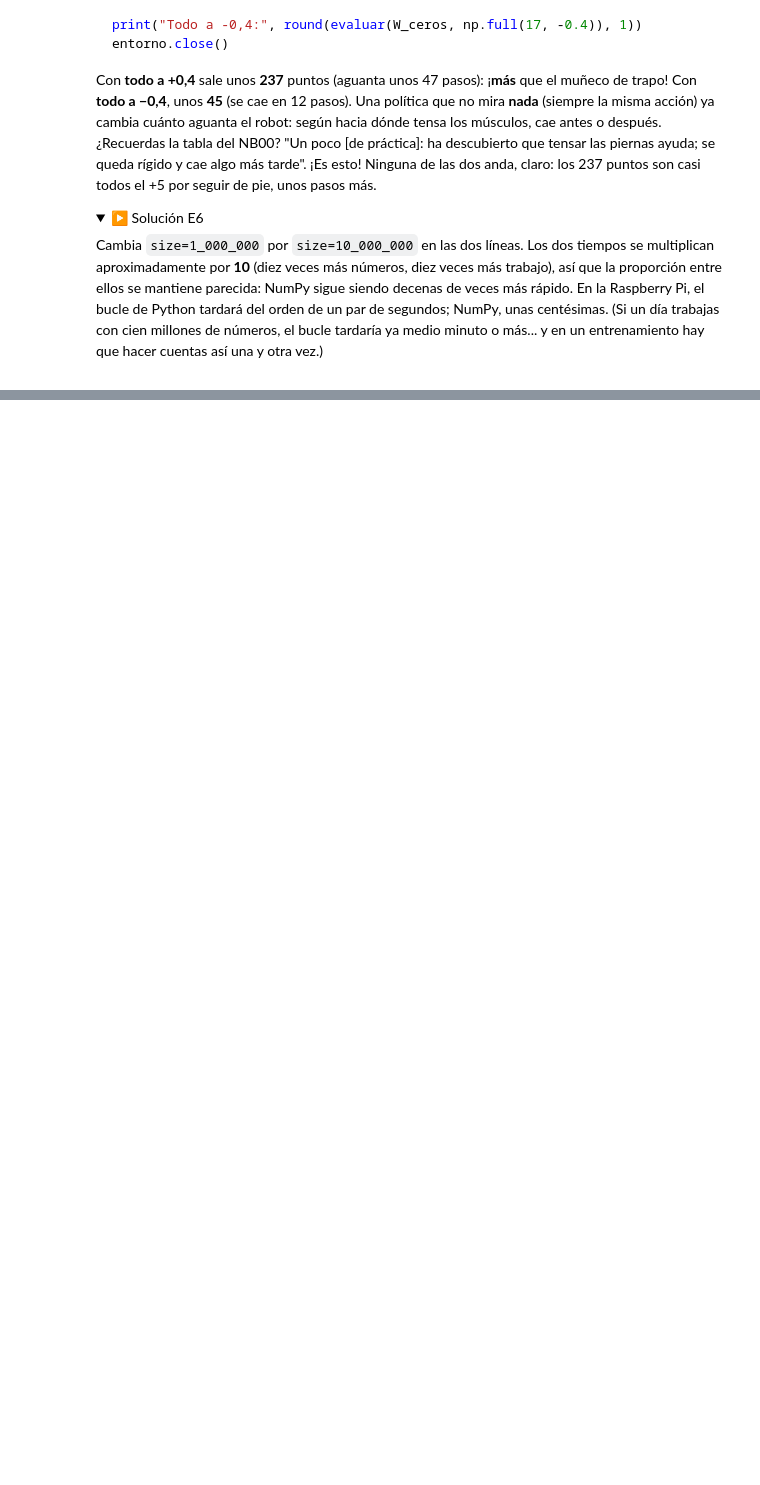
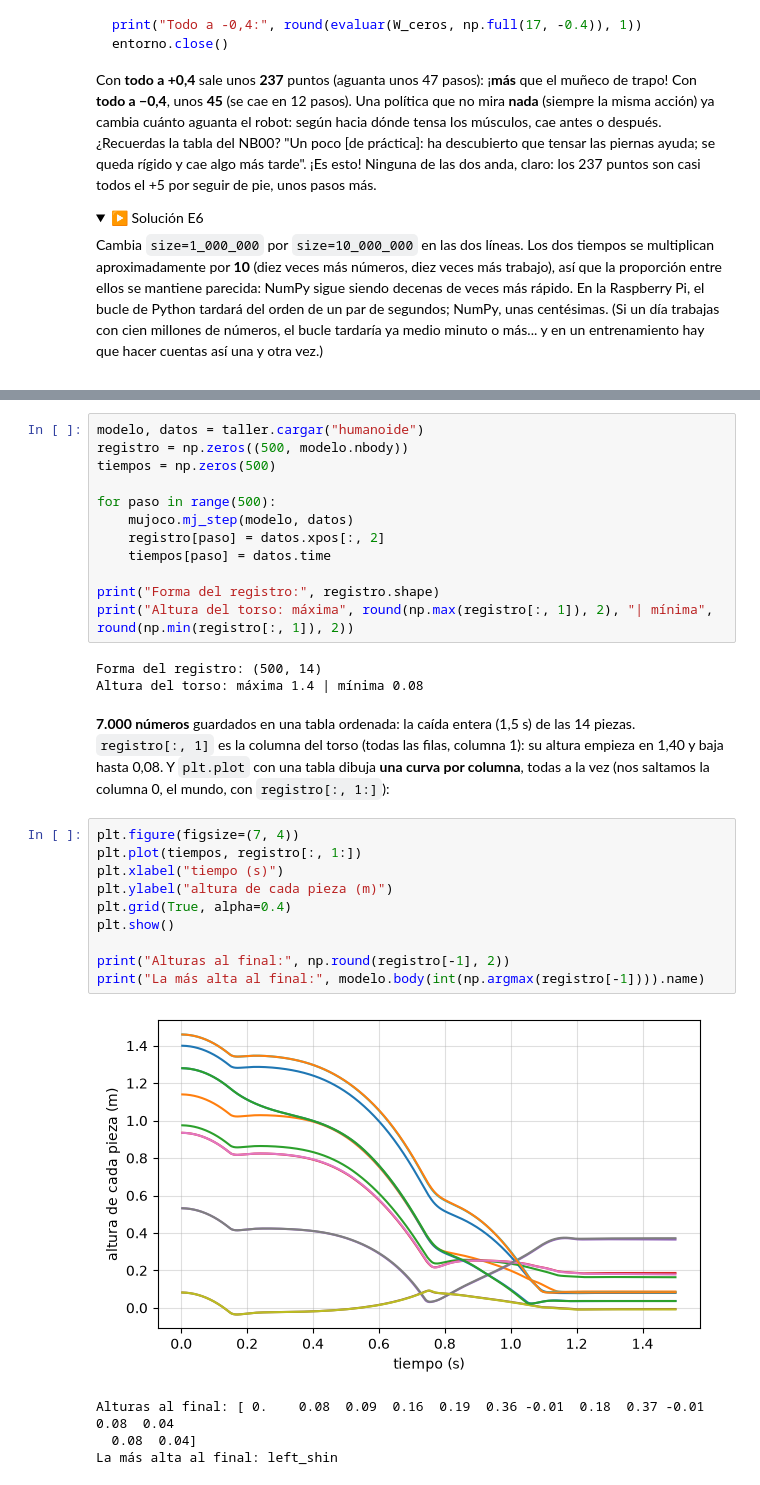
Before and after one commit to Greg2828/robotica, a Jupyter notebook: notebooks/NB15_numpy.ipynb, the cells around one changed output, grey strips where cells are left out. Cells and saved outputs as stored; diff of their text form; folded sections open; blank space fills up the shorter version.

```diff
--- a/notebooks/NB15_numpy.ipynb
+++ b/notebooks/NB15_numpy.ipynb
@@ -651,0 +726,34 @@ cien millones de números, el bucle tardaría ya medio minuto o más... y en un
+# %%
+modelo, datos = taller.cargar("humanoide")
+registro = np.zeros((500, modelo.nbody))
+tiempos = np.zeros(500)
+
+for paso in range(500):
+    mujoco.mj_step(modelo, datos)
+    registro[paso] = datos.xpos[:, 2]
+    tiempos[paso] = datos.time
+
+print("Forma del registro:", registro.shape)
+print("Altura del torso: máxima", round(np.max(registro[:, 1]), 2), "| mínima", round(np.min(registro[:, 1]), 2))
+# %% [output]
+Forma del registro: (500, 14)
+Altura del torso: máxima 1.4 | mínima 0.08
+# %% [markdown]
+**7.000 números** guardados en una tabla ordenada: la caída entera (1,5 s) de las 14 piezas. `registro[:, 1]` es la columna
+del torso (todas las filas, columna 1): su altura empieza en 1,40 y baja hasta 0,08. Y `plt.plot` con una tabla dibuja **una curva
+por columna**, todas a la vez (nos saltamos la columna 0, el mundo, con `registro[:, 1:]`):
+# %%
+plt.figure(figsize=(7, 4))
+plt.plot(tiempos, registro[:, 1:])
+plt.xlabel("tiempo (s)")
+plt.ylabel("altura de cada pieza (m)")
+plt.grid(True, alpha=0.4)
+plt.show()
+
+print("Alturas al final:", np.round(registro[-1], 2))
+print("La más alta al final:", modelo.body(int(np.argmax(registro[-1]))).name)
+# %% [output]
+[figure, added]
+Alturas al final: [ 0.    0.08  0.09  0.16  0.19  0.36 -0.01  0.18  0.37 -0.01  0.08  0.04
+  0.08  0.04]
+La más alta al final: left_shin
```
Also changed, not shown: parts of 24 cells of this notebook, 13 other files.
